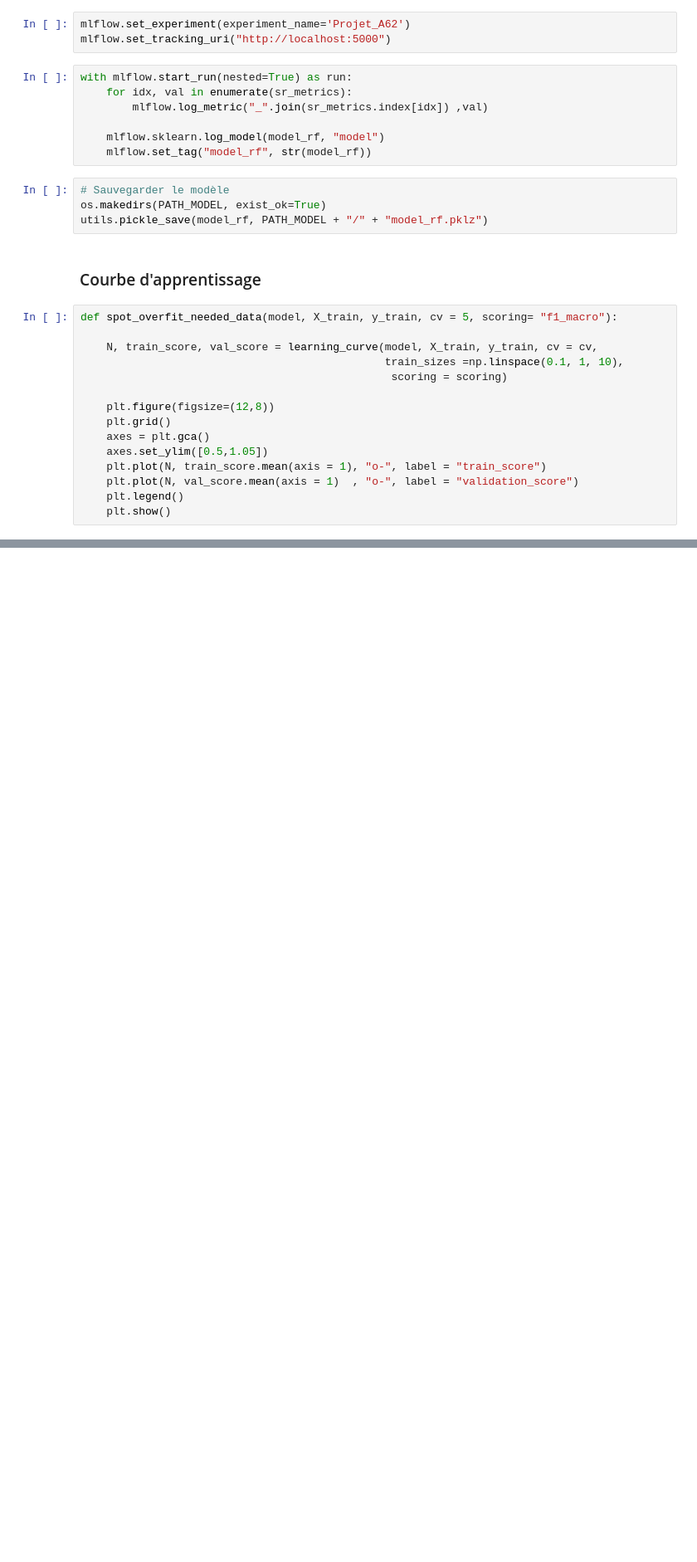
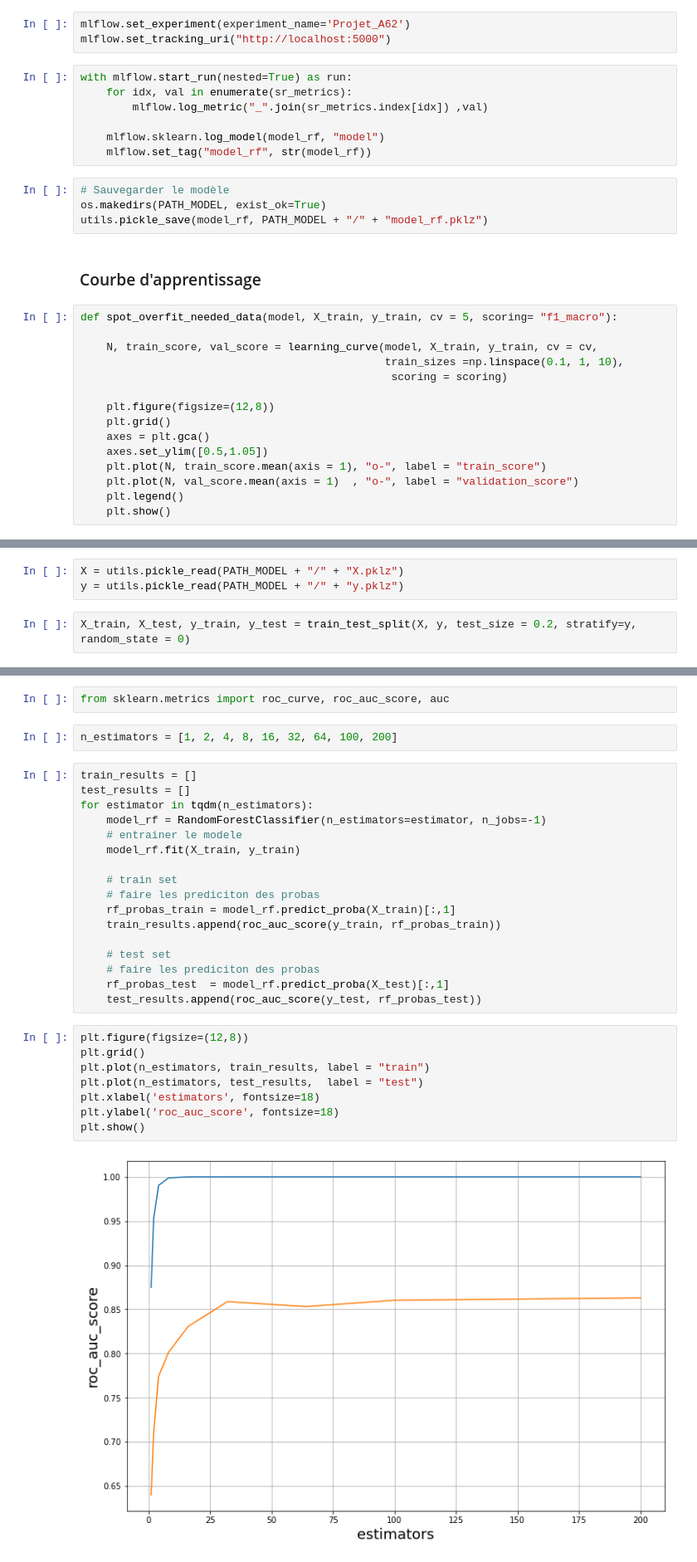
Before and after one commit to kbenmus02/A62-EquipeCV, a Jupyter notebook: notebook/iteration_3_model_2.ipynb, the cells around one changed output, grey strips where cells are left out. Shown at 83% size. Drawn from its saved outputs; the diff is of its cells as text; blank space fills up the shorter version.

Commit message:
tester les hyper-parametres de randomForest pour voir la courbe auc, pourquoi le train score dans learning curve reste a 1

```diff
--- a/notebook/iteration_3_model_2.ipynb
+++ b/notebook/iteration_3_model_2.ipynb
@@ -162,0 +161,5 @@ spot_overfit_needed_data(model_rf, X_train, y_train)
+# %%
+X = utils.pickle_read(PATH_MODEL + "/" + "X.pklz")
+y = utils.pickle_read(PATH_MODEL + "/" + "y.pklz")
+# %%
+X_train, X_test, y_train, y_test = train_test_split(X, y, test_size = 0.2, stratify=y, random_state = 0)
@@ -162,0 +173,31 @@ spot_overfit_needed_data(model_rf, X_train, y_train)
+# %%
+from sklearn.metrics import roc_curve, roc_auc_score, auc
+# %%
+n_estimators = [1, 2, 4, 8, 16, 32, 64, 100, 200]
+# %%
+train_results = []
+test_results = []
+for estimator in tqdm(n_estimators):
+    model_rf = RandomForestClassifier(n_estimators=estimator, n_jobs=-1)
+    # entrainer le modele
+    model_rf.fit(X_train, y_train)
+
+    # train set
+    # faire les prediciton des probas
+    rf_probas_train = model_rf.predict_proba(X_train)[:,1]
+    train_results.append(roc_auc_score(y_train, rf_probas_train))
+
+    # test set
+    # faire les prediciton des probas
+    rf_probas_test  = model_rf.predict_proba(X_test)[:,1]
+    test_results.append(roc_auc_score(y_test, rf_probas_test))
+# %%
+plt.figure(figsize=(12,8))
+plt.grid()
+plt.plot(n_estimators, train_results, label = "train")
+plt.plot(n_estimators, test_results,  label = "test")
+plt.xlabel('estimators', fontsize=18)
+plt.ylabel('roc_auc_score', fontsize=18)
+plt.show()
+# %% [output]
+[figure, added]
```
Also changed, not shown: parts of 14 cells of this notebook, 3 other files.
